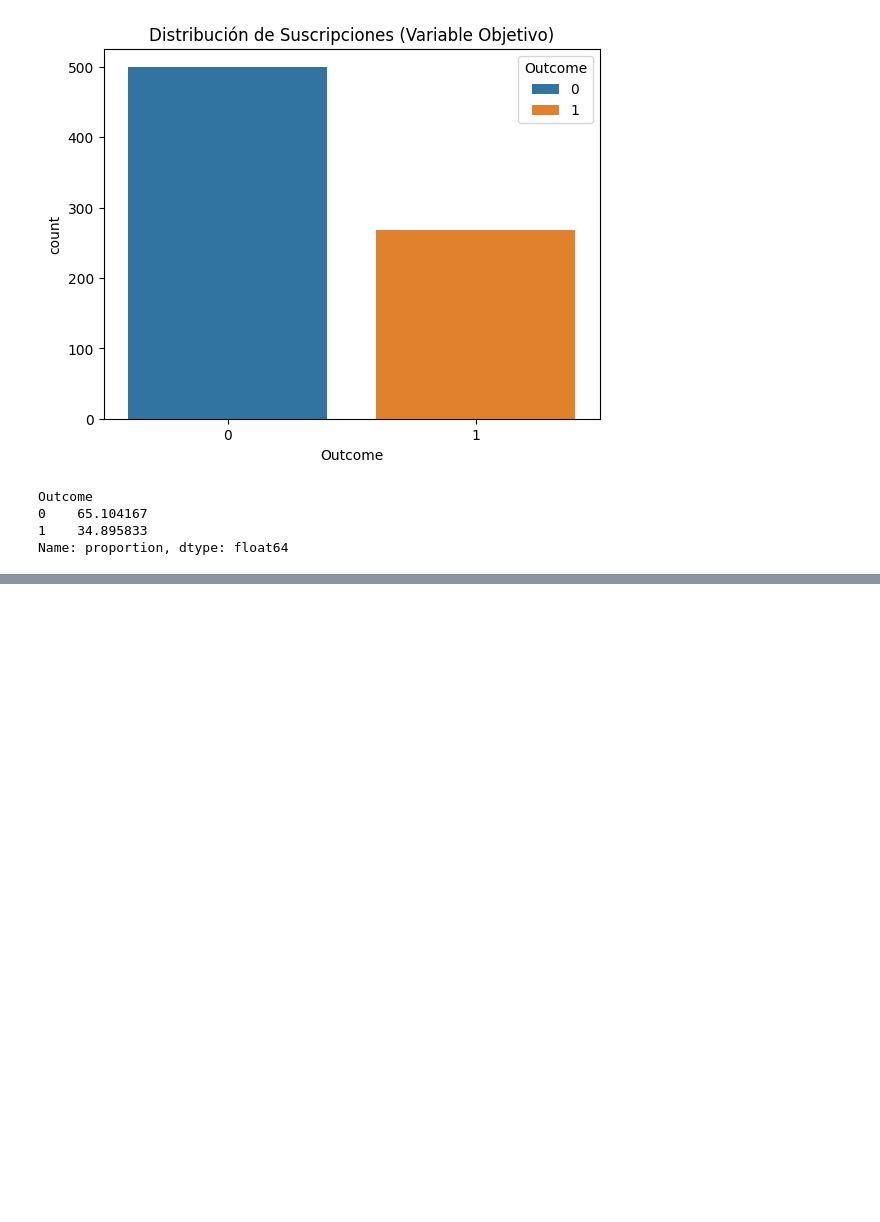
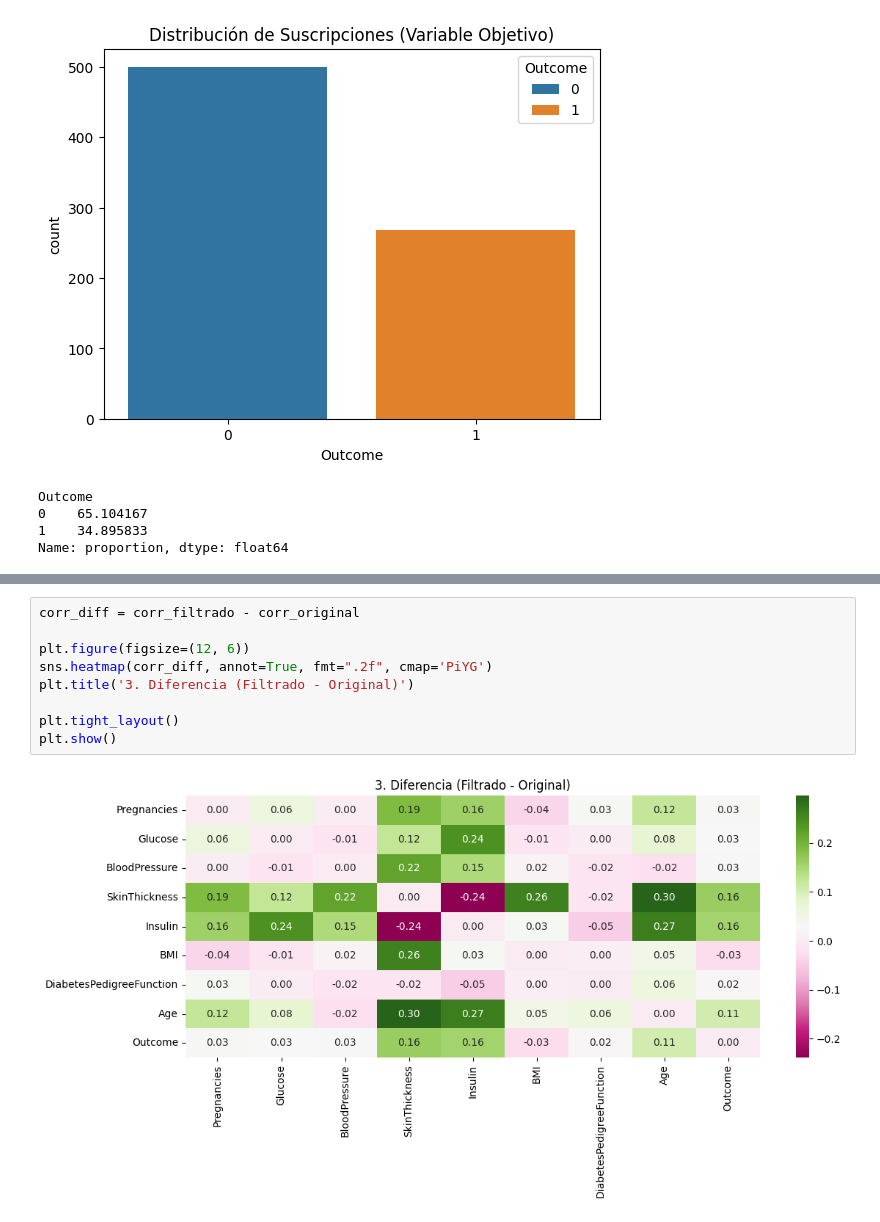
Before and after one commit to 4GeeksAcademy/IgnacioSabinoG-IntroML, a Jupyter notebook: src/04-eda-diabetes.ipynb, the cells around one changed output, grey strips where cells are left out. Saved outputs shown, nothing was run; the diff lists cells and outputs as text; blank space fills up the shorter version.

```diff
--- a/src/04-eda-diabetes.ipynb
+++ b/src/04-eda-diabetes.ipynb
@@ -92,0 +260,11 @@ Name: proportion, dtype: float64
+# %%
+corr_diff = corr_filtrado - corr_original
+
+plt.figure(figsize=(12, 6))
+sns.heatmap(corr_diff, annot=True, fmt=".2f", cmap='PiYG')
+plt.title('3. Diferencia (Filtrado - Original)')
+
+plt.tight_layout()
+plt.show()
+# %% [output]
+[figure, added]
```
Also changed, not shown: parts of 22 cells of this notebook, 1 other file.
